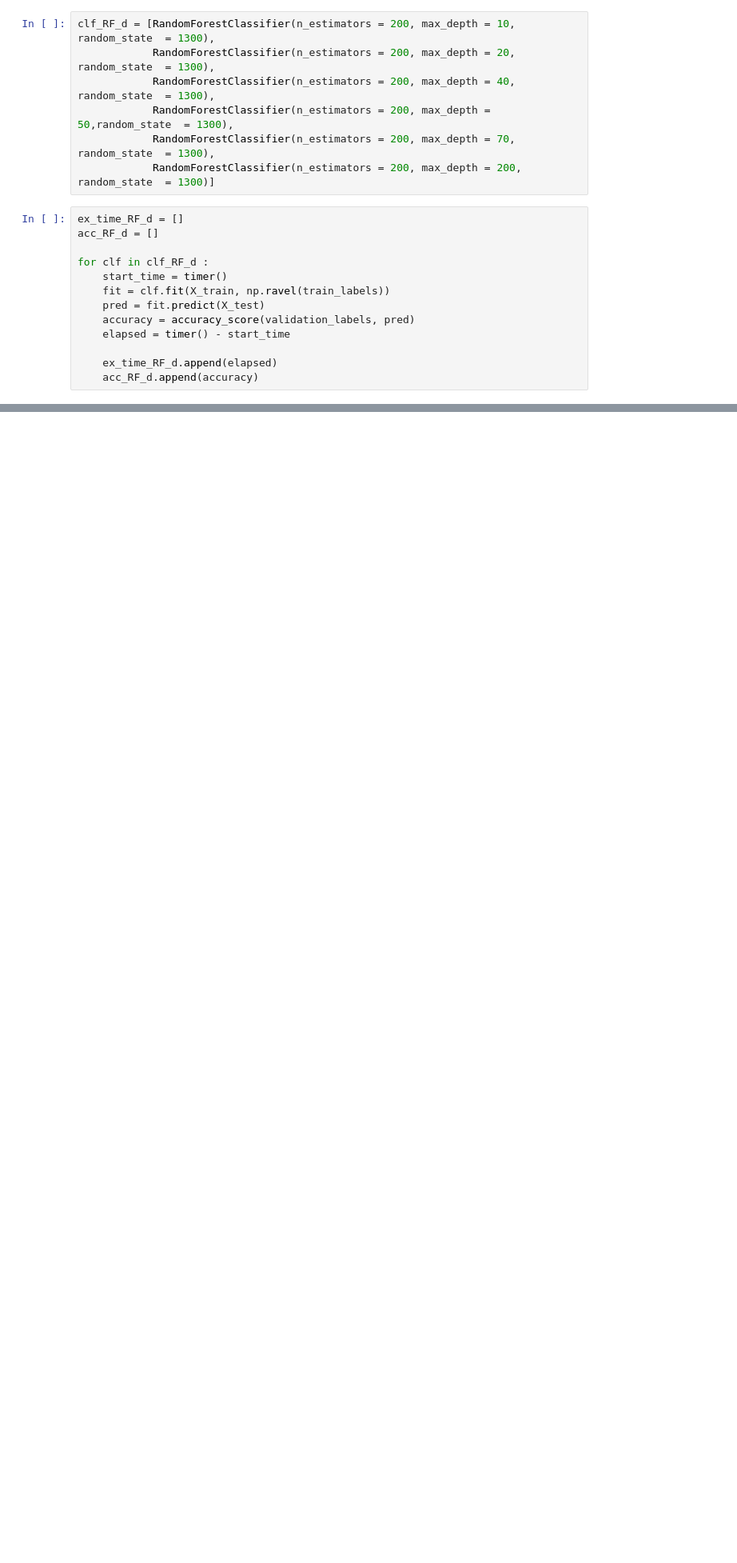
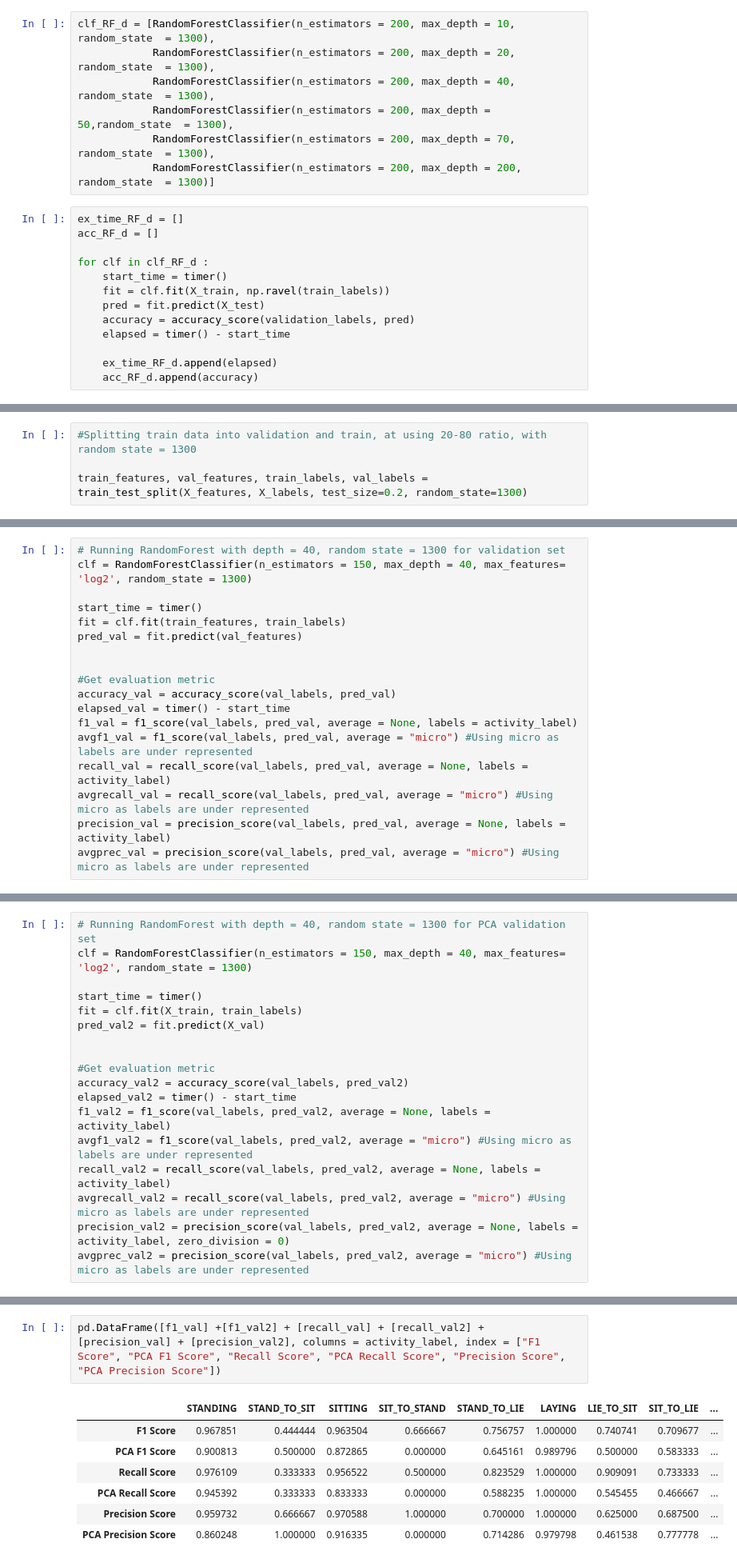
Before and after one commit to zunedz/CS3244-Project, a Jupyter notebook: Project.ipynb, the cells around one changed output, grey strips where cells are left out. Shown at 80% size. Cells and saved outputs as stored; diff of their text form; blank space fills up the shorter version.

Commit message:
Added evaluation for RF on PCA and non PCA

```diff
--- a/Project.ipynb
+++ b/Project.ipynb
@@ -590,0 +375,4 @@ However Factor 1 have several with similar loading, so we may need to consider o
+# %%
+#Splitting train data into validation and train, at using 20-80 ratio, with random state = 1300
+
+train_features, val_features, train_labels, val_labels = train_test_split(X_features, X_labels, test_size=0.2, random_state=1300)
@@ -590,0 +391,18 @@ However Factor 1 have several with similar loading, so we may need to consider o
+# %%
+# Running RandomForest with depth = 40, random state = 1300 for validation set
+clf = RandomForestClassifier(n_estimators = 150, max_depth = 40, max_features= 'log2', random_state = 1300)
+
+start_time = timer()
+fit = clf.fit(train_features, train_labels)
+pred_val = fit.predict(val_features)
+
+
+#Get evaluation metric
+accuracy_val = accuracy_score(val_labels, pred_val)
+elapsed_val = timer() - start_time
+f1_val = f1_score(val_labels, pred_val, average = None, labels = activity_label)
+avgf1_val = f1_score(val_labels, pred_val, average = "micro") #Using micro as labels are under represented
+recall_val = recall_score(val_labels, pred_val, average = None, labels = activity_label)
+avgrecall_val = recall_score(val_labels, pred_val, average = "micro") #Using micro as labels are under represented
+precision_val = precision_score(val_labels, pred_val, average = None, labels = activity_label)
+avgprec_val = precision_score(val_labels, pred_val, average = "micro") #Using micro as labels are under represented
@@ -590,0 +469,18 @@ However Factor 1 have several with similar loading, so we may need to consider o
+# %%
+# Running RandomForest with depth = 40, random state = 1300 for PCA validation set
+clf = RandomForestClassifier(n_estimators = 150, max_depth = 40, max_features= 'log2', random_state = 1300)
+
+start_time = timer()
+fit = clf.fit(X_train, train_labels)
+pred_val2 = fit.predict(X_val)
+
+
+#Get evaluation metric
+accuracy_val2 = accuracy_score(val_labels, pred_val2)
+elapsed_val2 = timer() - start_time
+f1_val2 = f1_score(val_labels, pred_val2, average = None, labels = activity_label)
+avgf1_val2 = f1_score(val_labels, pred_val2, average = "micro") #Using micro as labels are under represented
+recall_val2 = recall_score(val_labels, pred_val2, average = None, labels = activity_label)
+avgrecall_val2 = recall_score(val_labels, pred_val2, average = "micro") #Using micro as labels are under represented
+precision_val2 = precision_score(val_labels, pred_val2, average = None, labels = activity_label, zero_division = 0)
+avgprec_val2 = precision_score(val_labels, pred_val2, average = "micro") #Using micro as labels are under represented
@@ -590,0 +574,10 @@ However Factor 1 have several with similar loading, so we may need to consider o
+# %%
+pd.DataFrame([f1_val] +[f1_val2] + [recall_val] + [recall_val2] + [precision_val] + [precision_val2], columns = activity_label, index = ["F1 Score", "PCA F1 Score", "Recall Score", "PCA Recall Score", "Precision Score", "PCA Precision Score"])
+# %% [output]
+|  | STANDING | STAND_TO_SIT | SITTING | SIT_TO_STAND | STAND_TO_LIE | LAYING | LIE_TO_SIT | SIT_TO_LIE | ... |
+| F1 Score | 0.967851 | 0.444444 | 0.963504 | 0.666667 | 0.756757 | 1.000000 | 0.740741 | 0.709677 | ... |
+| PCA F1 Score | 0.900813 | 0.500000 | 0.872865 | 0.000000 | 0.645161 | 0.989796 | 0.500000 | 0.583333 | ... |
+| Recall Score | 0.976109 | 0.333333 | 0.956522 | 0.500000 | 0.823529 | 1.000000 | 0.909091 | 0.733333 | ... |
+| PCA Recall Score | 0.945392 | 0.333333 | 0.833333 | 0.000000 | 0.588235 | 1.000000 | 0.545455 | 0.466667 | ... |
+| Precision Score | 0.959732 | 0.666667 | 0.970588 | 1.000000 | 0.700000 | 1.000000 | 0.625000 | 0.687500 | ... |
+| PCA Precision Score | 0.860248 | 1.000000 | 0.916335 | 0.000000 | 0.714286 | 0.979798 | 0.461538 | 0.777778 | ... |
```
Also changed, not shown: parts of 77 cells of this notebook.
